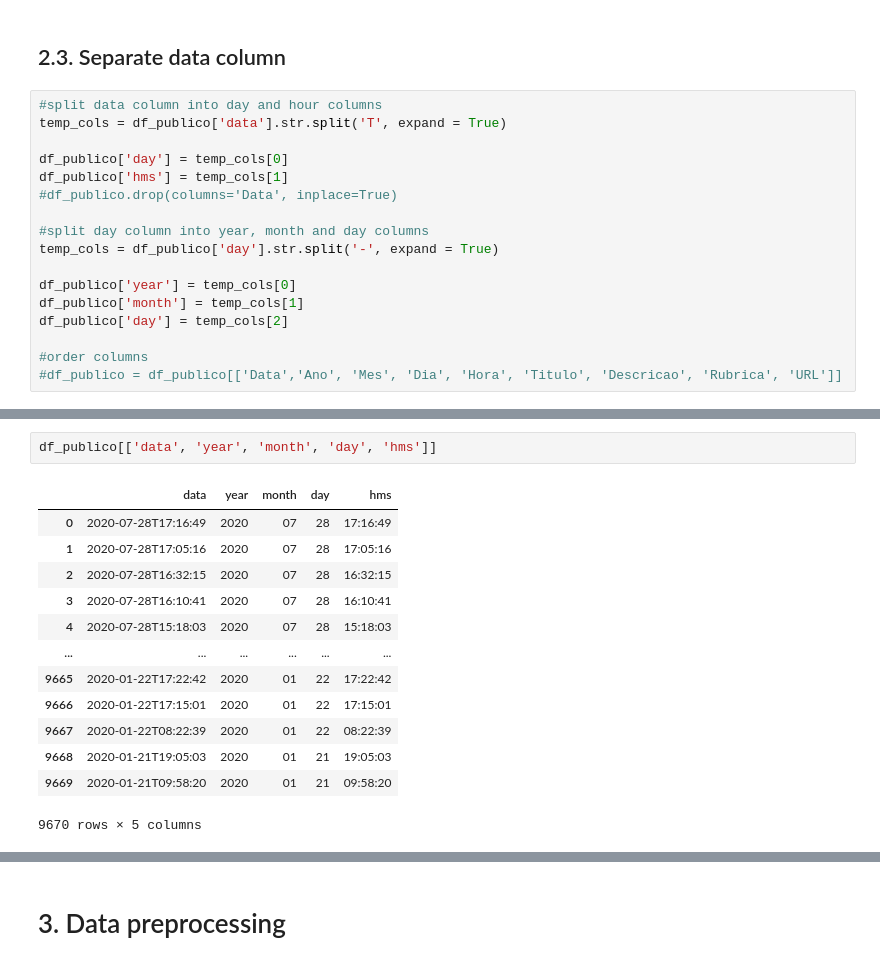
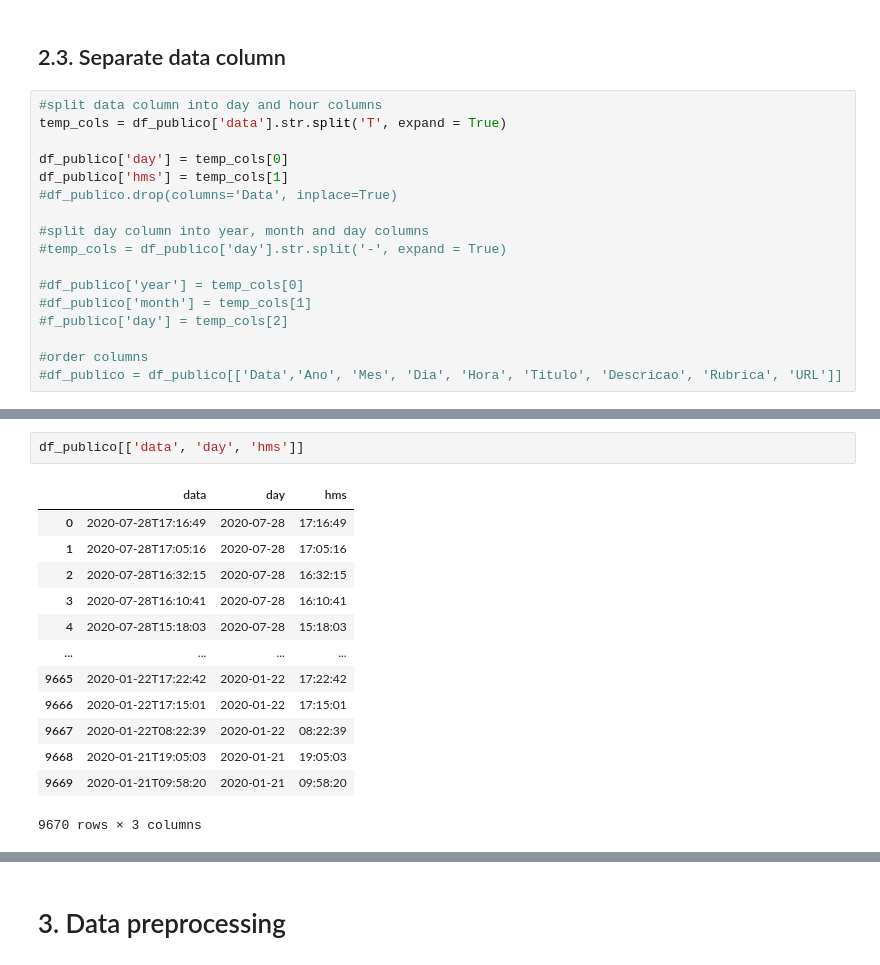
Before and after one commit to dssg-pt/miniproject-sentimentanalysis-covid, a Jupyter notebook: notebooks/news_analysis.ipynb, the cells around one changed output, grey strips where cells are left out. Drawn from its saved outputs; the diff is of its cells as text.

```diff
--- a/notebooks/news_analysis.ipynb
+++ b/notebooks/news_analysis.ipynb
@@ -148,11 +148,11 @@ df_publico['hms'] = temp_cols[1]
 #df_publico.drop(columns='Data', inplace=True)
 
 #split day column into year, month and day columns
-temp_cols = df_publico['day'].str.split('-', expand = True)
+#temp_cols = df_publico['day'].str.split('-', expand = True)
 
-df_publico['year'] = temp_cols[0]
-df_publico['month'] = temp_cols[1]
-df_publico['day'] = temp_cols[2]
+#df_publico['year'] = temp_cols[0]
+#df_publico['month'] = temp_cols[1]
+#f_publico['day'] = temp_cols[2]
 
 #order columns
 #df_publico = df_publico[['Data','Ano', 'Mes', 'Dia', 'Hora', 'Titulo', 'Descricao', 'Rubrica', 'URL']]
@@ -159,16 +175,16 @@ df_publico['day'] = temp_cols[2]
 # %%
-df_publico[['data', 'year', 'month', 'day', 'hms']]
+df_publico[['data', 'day', 'hms']]
 # %% [output]
-|  | data | year | month | day | hms |
-| 0 | 2020-07-28T17:16:49 | 2020 | 07 | 28 | 17:16:49 |
-| 1 | 2020-07-28T17:05:16 | 2020 | 07 | 28 | 17:05:16 |
-| 2 | 2020-07-28T16:32:15 | 2020 | 07 | 28 | 16:32:15 |
-| 3 | 2020-07-28T16:10:41 | 2020 | 07 | 28 | 16:10:41 |
-| 4 | 2020-07-28T15:18:03 | 2020 | 07 | 28 | 15:18:03 |
-| ... | ... | ... | ... | ... | ... |
-| 9665 | 2020-01-22T17:22:42 | 2020 | 01 | 22 | 17:22:42 |
-| 9666 | 2020-01-22T17:15:01 | 2020 | 01 | 22 | 17:15:01 |
-| 9667 | 2020-01-22T08:22:39 | 2020 | 01 | 22 | 08:22:39 |
-| 9668 | 2020-01-21T19:05:03 | 2020 | 01 | 21 | 19:05:03 |
-| 9669 | 2020-01-21T09:58:20 | 2020 | 01 | 21 | 09:58:20 |
+|  | data | day | hms |
+| 0 | 2020-07-28T17:16:49 | 2020-07-28 | 17:16:49 |
+| 1 | 2020-07-28T17:05:16 | 2020-07-28 | 17:05:16 |
+| 2 | 2020-07-28T16:32:15 | 2020-07-28 | 16:32:15 |
+| 3 | 2020-07-28T16:10:41 | 2020-07-28 | 16:10:41 |
+| 4 | 2020-07-28T15:18:03 | 2020-07-28 | 15:18:03 |
+| ... | ... | ... | ... |
+| 9665 | 2020-01-22T17:22:42 | 2020-01-22 | 17:22:42 |
+| 9666 | 2020-01-22T17:15:01 | 2020-01-22 | 17:15:01 |
+| 9667 | 2020-01-22T08:22:39 | 2020-01-22 | 08:22:39 |
+| 9668 | 2020-01-21T19:05:03 | 2020-01-21 | 19:05:03 |
+| 9669 | 2020-01-21T09:58:20 | 2020-01-21 | 09:58:20 |
-9670 rows × 5 columns
+9670 rows × 3 columns
```
Also changed, not shown: parts of 8 cells of this notebook.
